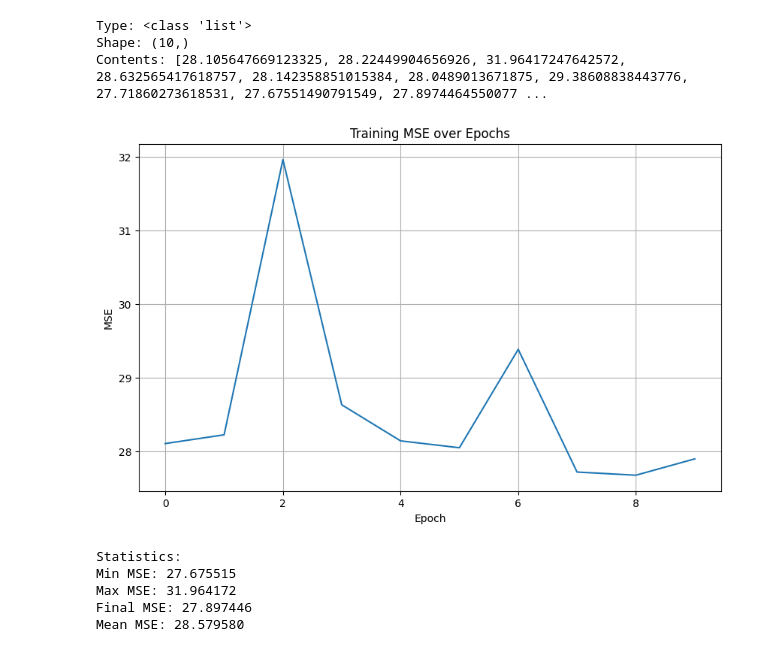
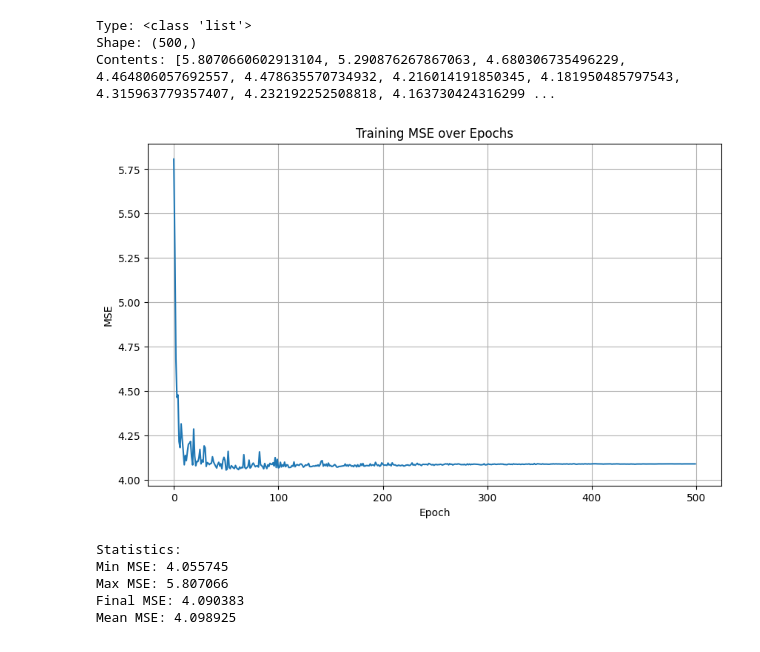
Before and after one commit to bailey168/MIND_models, a Jupyter notebook: QuantNets/t.ipynb, the cells around one changed output. Cells and saved outputs as stored; diff of their text form; code cells hidden in the pictures.

```diff
--- a/QuantNets/t.ipynb
+++ b/QuantNets/t.ipynb
@@ -4,41 +4,41 @@ import numpy as np
 import matplotlib.pyplot as plt
 
 # Load the pickle file
-file_path = '/Users/baileyng/MIND_models/QuantNets/Experiments_DSST/run_dsst_regression_lr_0.001/sgcn/test_mse.pk'
+file_path = '/Users/baileyng/MIND_models/QuantNets/Experiments_FC/run_GF_regression_lr_0.0001_scheduler_step/sgcn/test_mse.pk'
 
 with open(file_path, 'rb') as f:
     train_mse = pickle.load(f)
 
 # Display the contents
 print("Type:", type(train_mse))
 print("Shape:", np.array(train_mse).shape if hasattr(train_mse, '__len__') else "Scalar")
 print("Contents:", train_mse)
 
 # If it's a list/array of MSE values over epochs, plot them
 if isinstance(train_mse, (list, np.ndarray)) and len(train_mse) > 1:
     plt.figure(figsize=(10, 6))
     plt.plot(train_mse)
     plt.title('Training MSE over Epochs')
     plt.xlabel('Epoch')
     plt.ylabel('MSE')
     plt.grid(True)
     plt.show()
 
 # Print some statistics if it's an array
 if isinstance(train_mse, (list, np.ndarray)):
     train_mse_array = np.array(train_mse)
     print(f"\nStatistics:")
     print(f"Min MSE: {np.min(train_mse_array):.6f}")
     print(f"Max MSE: {np.max(train_mse_array):.6f}")
     print(f"Final MSE: {train_mse_array[-1]:.6f}")
     print(f"Mean MSE: {np.mean(train_mse_array):.6f}")
 # %% [output]
 Type: <class 'list'>
-Shape: (10,)
-Contents: [28.105647669123325, 28.22449904656926, 31.96417247642572, 28.632565417618757, 28.142358851015384, 28.0489013671875, 29.38608838443776, 27.71860273618531, 27.67551490791549, 27.8974464550077 ...
+Shape: (500,)
+Contents: [5.8070660602913104, 5.290876267867063, 4.680306735496229, 4.464806057692557, 4.478635570734932, 4.216014191850345, 4.181950485797543, 4.315963779357407, 4.232192252508818, 4.163730424316299 ...
-[figure, old version]
+[figure, new version]
 Statistics:
-Min MSE: 27.675515
-Max MSE: 31.964172
-Final MSE: 27.897446
-Mean MSE: 28.579580
+Min MSE: 4.055745
+Max MSE: 5.807066
+Final MSE: 4.090383
+Mean MSE: 4.098925
```
Also changed, not shown: 3 other files.
